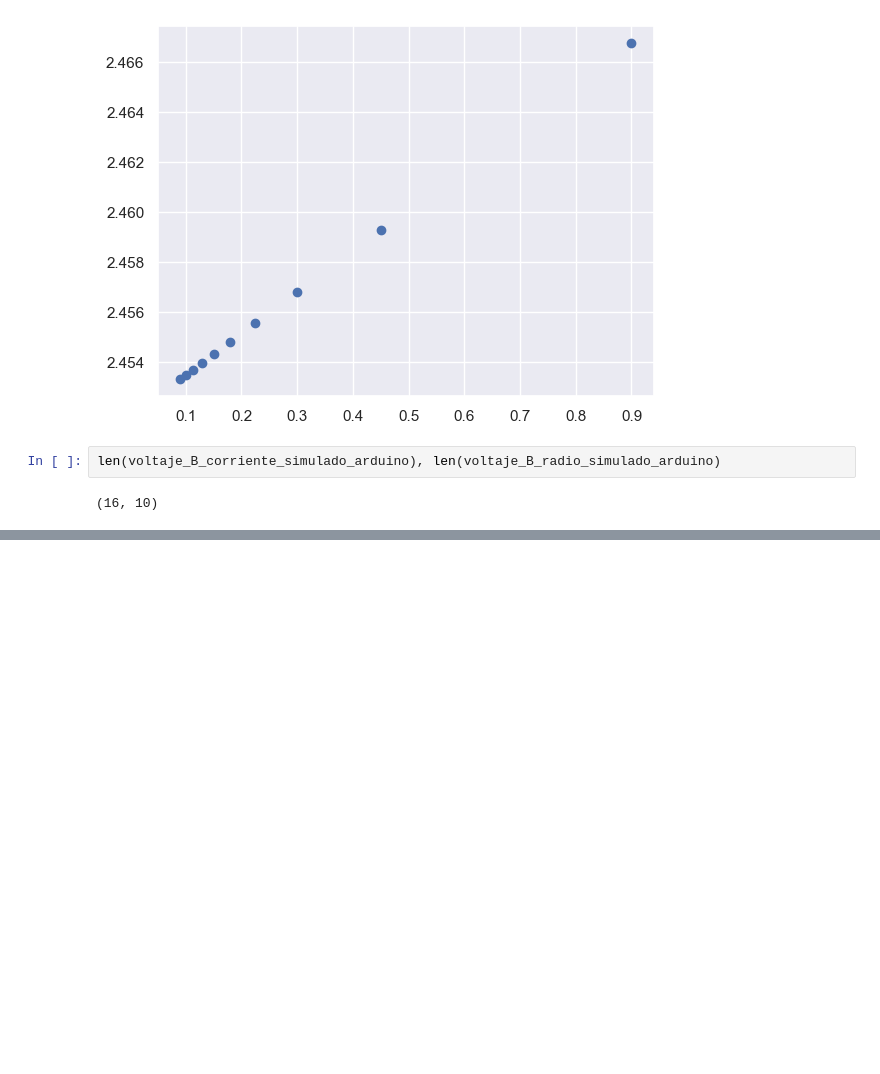
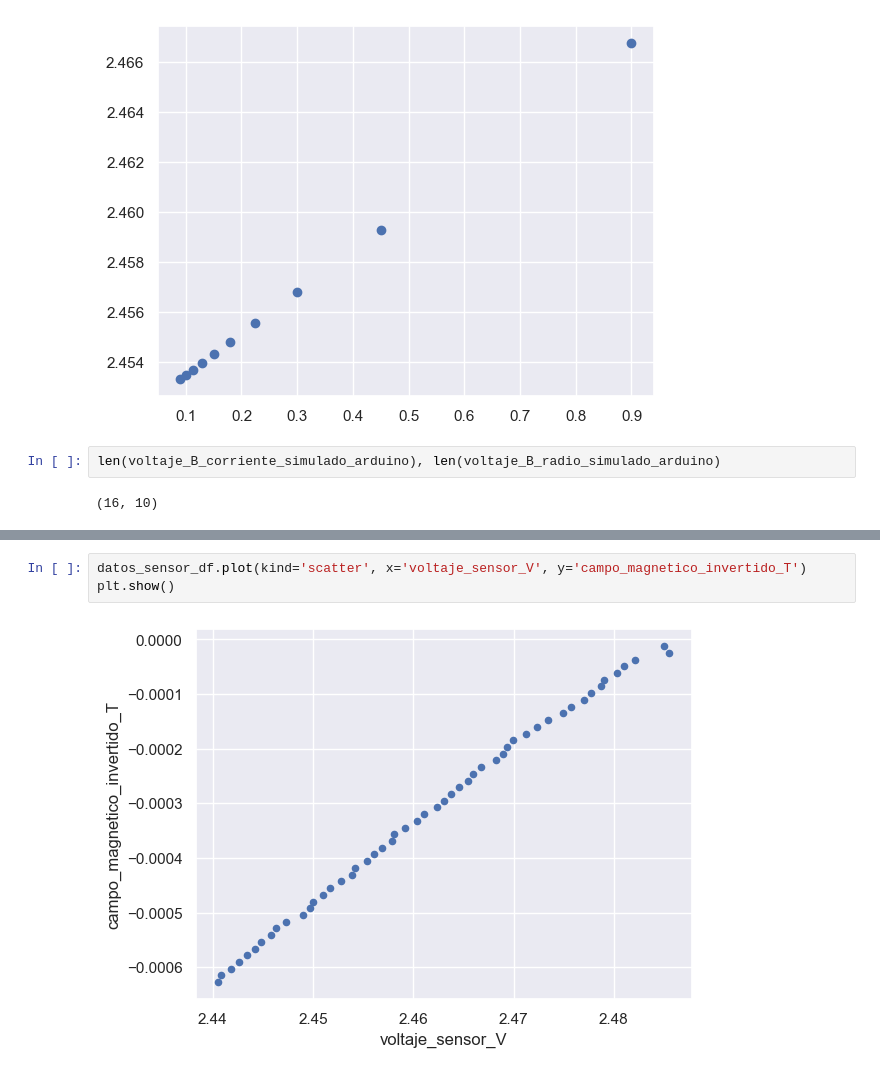
Before and after one commit to sperezp23/Sensor_de_efecto_Hall, a Jupyter notebook: Python/Calibración.ipynb, the cells around one changed output, grey strips where cells are left out. Saved outputs shown, nothing was run; the diff lists cells and outputs as text; blank space fills up the shorter version.

```diff
--- a/Python/Calibración.ipynb
+++ b/Python/Calibración.ipynb
@@ -145,0 +237,5 @@ Intercepto (b): ( 2.44 ±  0.1344)
+# %%
+datos_sensor_df.plot(kind='scatter', x='voltaje_sensor_V', y='campo_magnetico_invertido_T')
+plt.show()
+# %% [output]
+[figure, added]
```
Also changed, not shown: parts of 9 cells of this notebook.
